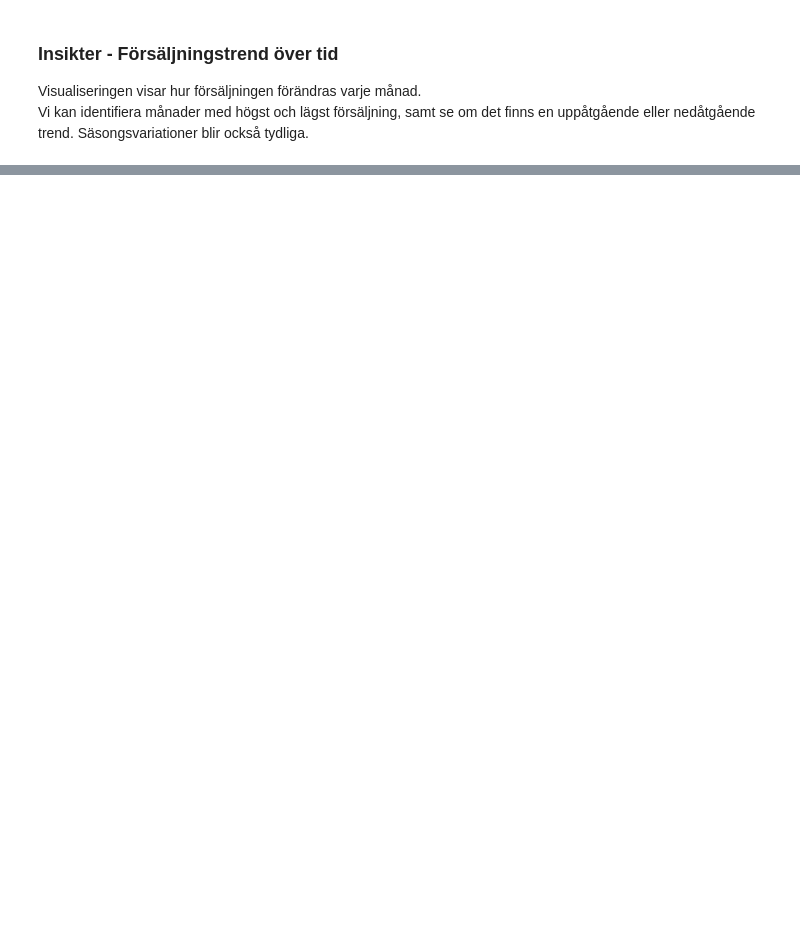
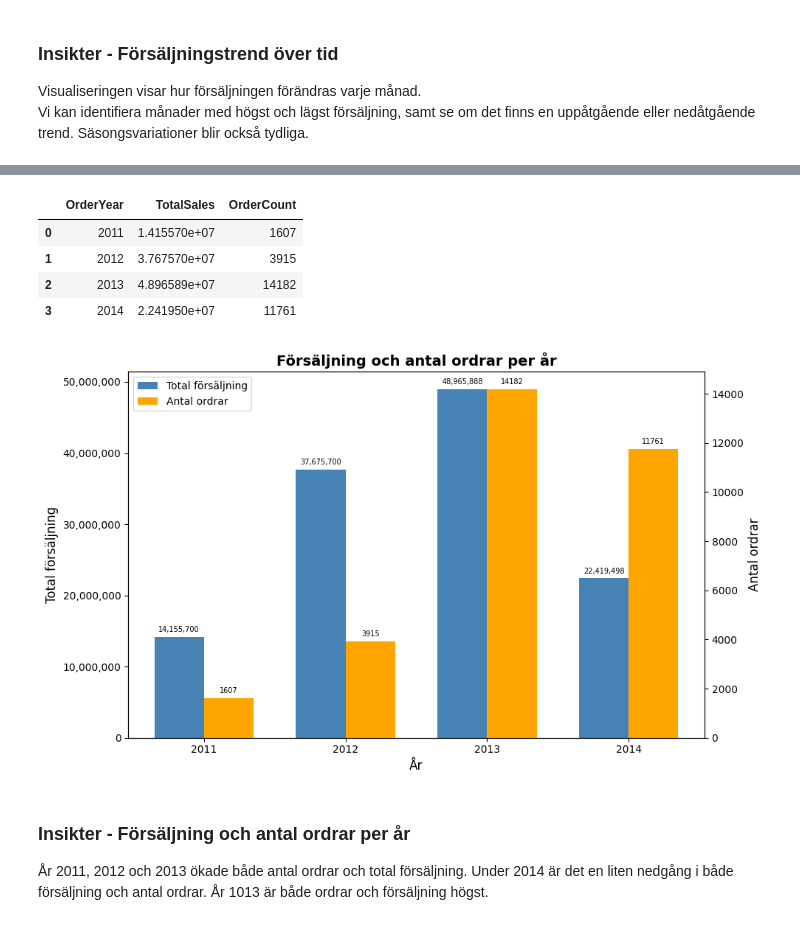
Before and after one commit to Linda6444/AdventureWorks_analysis, a Jupyter notebook: notebooks/AdventureWorks_analysis.ipynb, the cells around one changed output, grey strips where cells are left out. Saved outputs shown, nothing was run; the diff lists cells and outputs as text; code cells hidden in the pictures; blank space fills up the shorter version.

```diff
--- a/notebooks/AdventureWorks_analysis.ipynb
+++ b/notebooks/AdventureWorks_analysis.ipynb
@@ -174,7 +175,13 @@ ax.xaxis.set_major_formatter(mtick.StrMethodFormatter('{x:,.0f}'))
 
 for bar in bars:
     width = bar.get_width()
-    ax.text(width, bar.get_y() + bar.get_height()/2,f'{width:,.0f}', va='center')
+    ax.text(
+        width,
+        bar.get_y() +
+        bar.get_height()/2,
+        f'{width:,.0f}',
+        va='center'
+    )
 
 plt.yticks(rotation=25)
 plt.xticks(rotation=25)
@@ -256,0 +272,65 @@ Vi kan identifiera månader med högst och lägst försäljning, samt se om det
+# %%
+query_vis4 = """
+SELECT
+    YEAR(OrderDate) AS OrderYear,
+    SUM(TotalDue) AS TotalSales,
+    COUNT(SalesOrderID) AS OrderCount
+FROM Sales.SalesOrderHeader
+GROUP BY YEAR(OrderDate)
+ORDER BY OrderYear;
+"""
+
+
+df_vis4 = query_df(query_vis4)
+display(df_vis4)
+
+x = np.arange(len(df_vis4))
+width = 0.35
+
+fig, ax1 = plt.subplots(figsize=(10,6))
+ax2 = ax1.twinx()
+
+
+bars1 = ax1.bar(x - width/2, df_vis4['TotalSales'], width, label='Total försäljning', color='steelblue')
+bars2 = ax2.bar(x + width/2, df_vis4['OrderCount'], width, label='Antal ordrar', color='orange')
+
+
+ax1.set_title('Försäljning och antal ordrar per år', fontsize=14, fontweight='bold')
+ax1.set_xlabel('År', fontsize=12)
+ax1.set_ylabel('Total försäljning', fontsize=12)
+ax2.set_ylabel('Antal ordrar', fontsize=12)
+
+
+ax1.set_xticks(x)
+ax1.set_xticklabels(df_vis4['OrderYear'])
+
+
+ax1.yaxis.set_major_formatter(mtick.StrMethodFormatter('{x:,.0f}'))
+
+
+for bar in bars1:
+    height = bar.get_height()
+    ax1.text(bar.get_x() + bar.get_width()/2, height + max(df_vis4['TotalSales'])*0.01, f'{height:,.0f}', ha='center', va='bottom', fontsize=7)
+
+for bar in bars2:
+    height = bar.get_height()
+    ax2.text(bar.get_x() + bar.get_width()/2, height + max(df_vis4['OrderCount'])*0.01, f'{height}', ha='center', va='bottom', fontsize=7)
+
+
+handles1, labels1 = ax1.get_legend_handles_labels()
+handles2, labels2 = ax2.get_legend_handles_labels()
+ax1.legend(handles1 + handles2, labels1 + labels2, loc='upper left')
+
+plt.tight_layout()
+plt.show()
+# %% [output]
+|  | OrderYear | TotalSales | OrderCount |
+| 0 | 2011 | 1.415570e+07 | 1607 |
+| 1 | 2012 | 3.767570e+07 | 3915 |
+| 2 | 2013 | 4.896589e+07 | 14182 |
+| 3 | 2014 | 2.241950e+07 | 11761 |
+[figure, added]
+# %% [markdown]
+### Insikter - Försäljning och antal ordrar per år
+
+År 2011, 2012 och 2013 ökade både antal ordrar och total försäljning. Under 2014 är det en liten nedgång i både försäljning och antal ordrar. År 1013 är både ordrar och försäljning högst.
```
Also changed, not shown: parts of 3 cells of this notebook, 1 other file.
